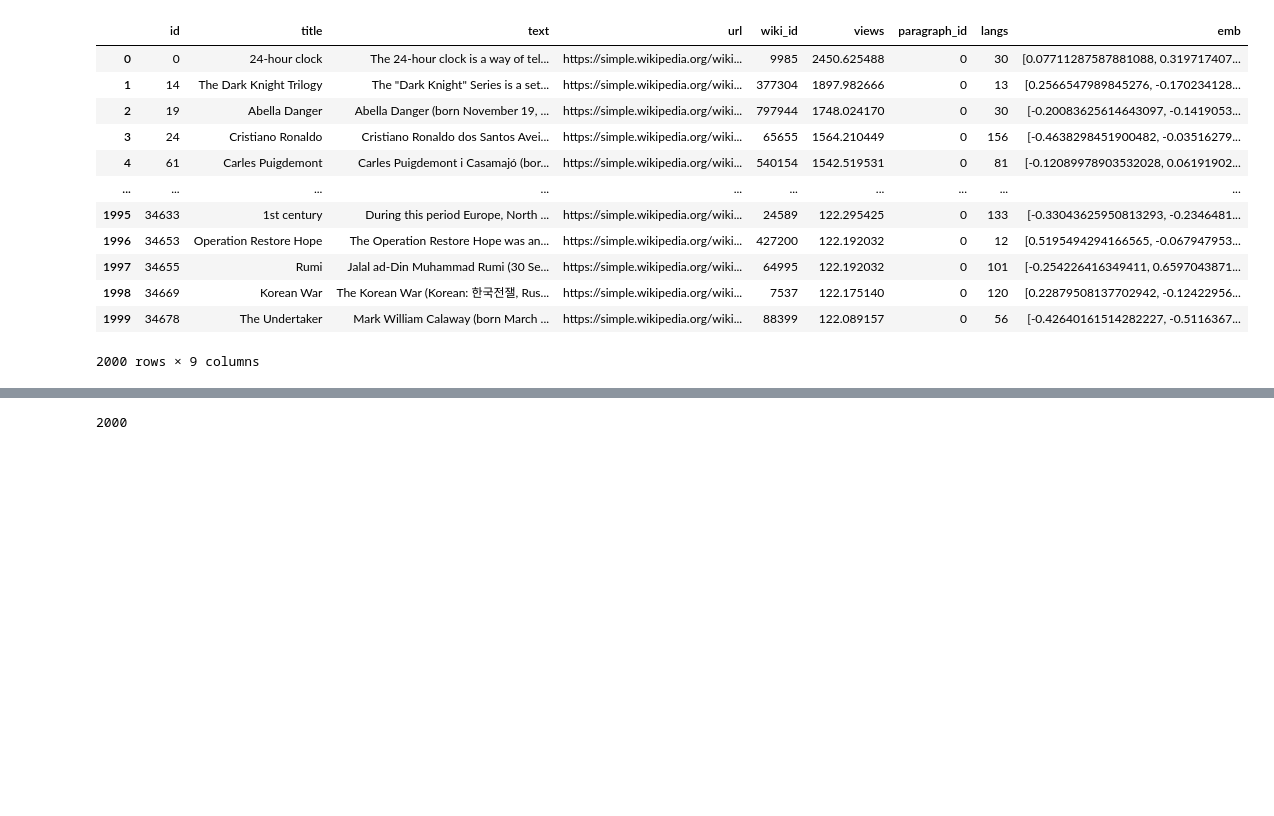
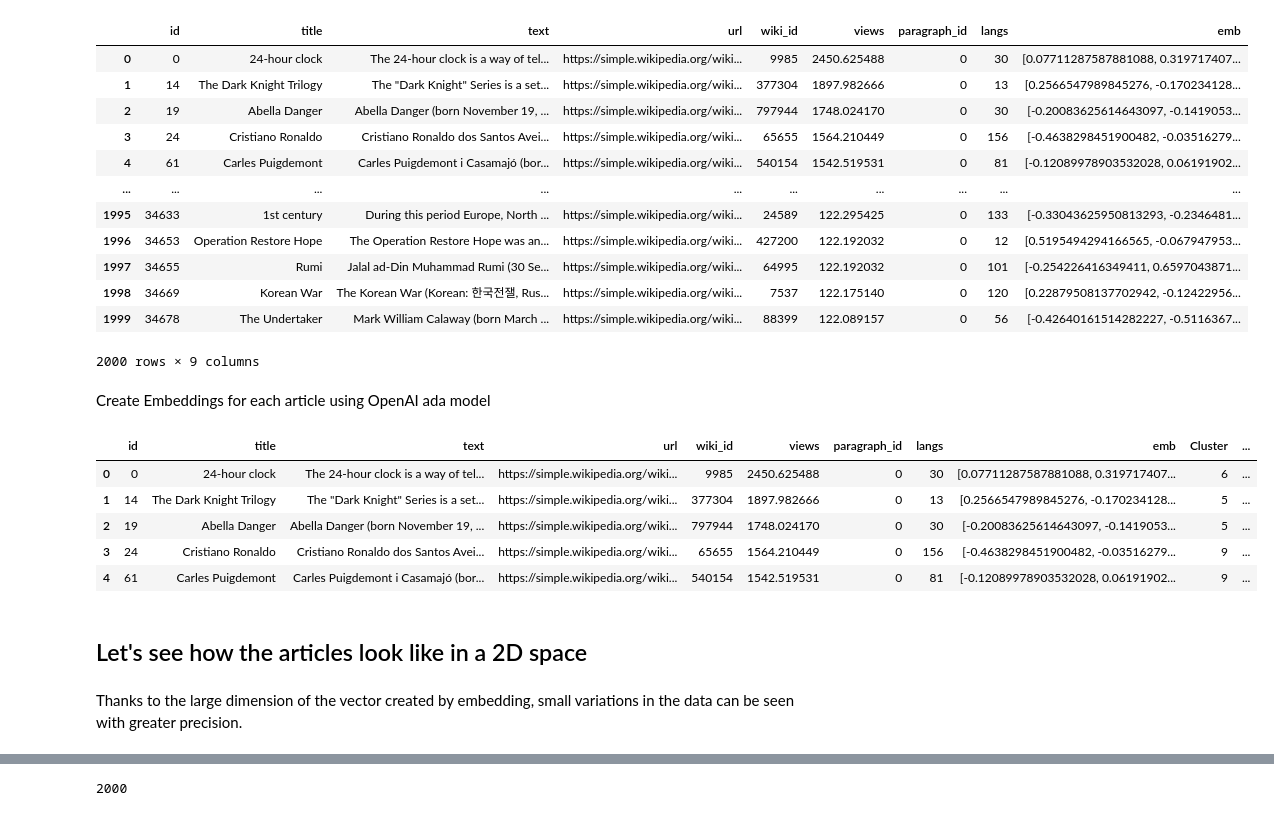
Before and after one commit to amutharun/GenAIWorkshop, a Jupyter notebook: Reimagine_ML_Problems_with_LLMs.ipynb, the cells around one changed output, grey strips where cells are left out. Drawn from its saved outputs; the diff is of its cells as text; code cells hidden in the pictures; blank space fills up the shorter version.

Commit message:
Solving traditional ML problems using GenAI

```diff
--- a/Reimagine_ML_Problems_with_LLMs.ipynb
+++ b/Reimagine_ML_Problems_with_LLMs.ipynb
@@ -35,3 +45,5 @@ wiki_articles
 | 1998 | 34669 | Korean War | The Korean War (Korean: 한국전잴, Rus... | https://simple.wikipedia.org/wiki... | 7537 | 122.175140 | 0 | 120 | [0.22879508137702942, -0.12422956... |
 | 1999 | 34678 | The Undertaker | Mark William Calaway (born March ... | https://simple.wikipedia.org/wiki... | 88399 | 122.089157 | 0 | 56 | [-0.42640161514282227, -0.5116367... |
 2000 rows × 9 columns
+# %% [markdown]
+Create Embeddings for each article using OpenAI ada model
@@ -38,2 +55,15 @@ wiki_articles
+# %%
+wiki_articles.head()
+# %% [output]
+|  | id | title | text | url | wiki_id | views | paragraph_id | langs | emb | Cluster | ... |
+| 0 | 0 | 24-hour clock | The 24-hour clock is a way of tel... | https://simple.wikipedia.org/wiki... | 9985 | 2450.625488 | 0 | 30 | [0.07711287587881088, 0.319717407... | 6 | ... |
+| 1 | 14 | The Dark Knight Trilogy | The "Dark Knight" Series is a set... | https://simple.wikipedia.org/wiki... | 377304 | 1897.982666 | 0 | 13 | [0.2566547989845276, -0.170234128... | 5 | ... |
+| 2 | 19 | Abella Danger | Abella Danger (born November 19, ... | https://simple.wikipedia.org/wiki... | 797944 | 1748.024170 | 0 | 30 | [-0.20083625614643097, -0.1419053... | 5 | ... |
+| 3 | 24 | Cristiano Ronaldo | Cristiano Ronaldo dos Santos Avei... | https://simple.wikipedia.org/wiki... | 65655 | 1564.210449 | 0 | 156 | [-0.4638298451900482, -0.03516279... | 9 | ... |
+| 4 | 61 | Carles Puigdemont | Carles Puigdemont i Casamajó (bor... | https://simple.wikipedia.org/wiki... | 540154 | 1542.519531 | 0 | 81 | [-0.12089978903532028, 0.06191902... | 9 | ... |
+# %% [markdown]
+## Let's see how the articles look like in a 2D space
+# %% [markdown]
+Thanks to the large dimension of the vector created by embedding, small variations in the data can be seen with greater precision.
 # %%
 from utils import umap_plot_big
```
Also changed, not shown: parts of 28 cells of this notebook.
